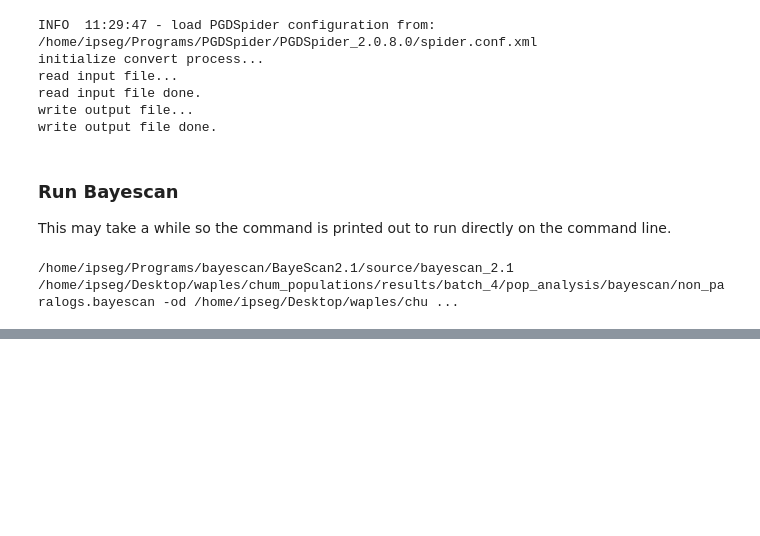
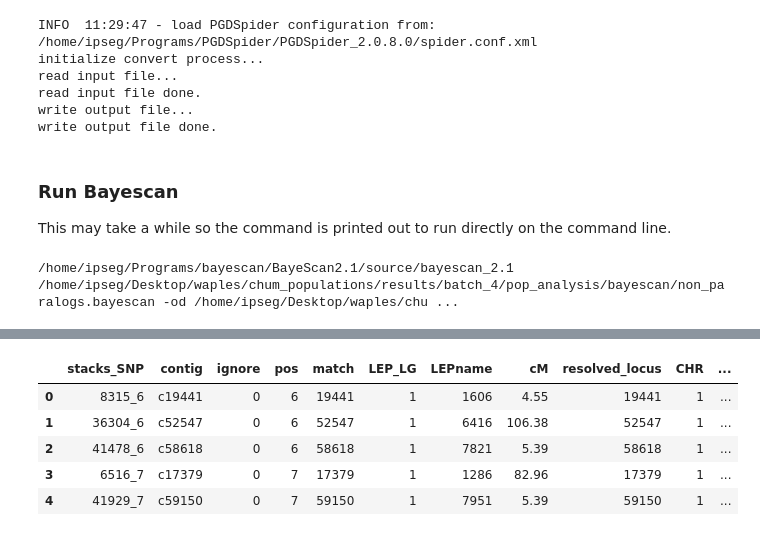
Before and after one commit to rwaples/chum_populations, a Jupyter notebook: bayescan.ipynb, the cells around one changed output, grey strips where cells are left out. Drawn from its saved outputs; the diff is of its cells as text; code cells hidden in the pictures; blank space fills up the shorter version.

```diff
--- a/bayescan.ipynb
+++ b/bayescan.ipynb
@@ -102,0 +107,7 @@ plt.show()
+# %%
+# the output from plnk, column 2 is what we want
+stacks_SNPs = pd.read_csv('/home/ipseg/Desktop/waples/chum_populations/results/batch_4/pop_analysis/non_paralogs.map',
+            header = None, sep = '\t')
+stacks_SNPs.columns =  ['ignore1', 'stacks_SNP', 'ignore2', 'ignore3']
+stacks_SNPs['BSname'] = stacks_SNPs.index + 1
+stacks_SNPs.head()
@@ -102,0 +121,14 @@ plt.show()
+# %%
+mapped_bayescan = pd.merge(baye_fst,stacks_SNPs)
+mapped_bayescan = mapped_bayescan[['stacks_SNP', 'BSname', 'fst', 'log10(PO)', 'qval']]
+
+map_pop_fst = pd.read_csv('/home/ipseg/Desktop/waples/chum_populations/results/batch_4/pop_analysis/map_pop_fst.txt',
+                          sep = "\t")
+map_pop_fst.head()
+# %% [output]
+|  | stacks_SNP | contig | ignore | pos | match | LEP_LG | LEPname | cM | resolved_locus | CHR | ... |
+| 0 | 8315_6 | c19441 | 0 | 6 | 19441 | 1 | 1606 | 4.55 | 19441 | 1 | ... |
+| 1 | 36304_6 | c52547 | 0 | 6 | 52547 | 1 | 6416 | 106.38 | 52547 | 1 | ... |
+| 2 | 41478_6 | c58618 | 0 | 6 | 58618 | 1 | 7821 | 5.39 | 58618 | 1 | ... |
+| 3 | 6516_7 | c17379 | 0 | 7 | 17379 | 1 | 1286 | 82.96 | 17379 | 1 | ... |
+| 4 | 41929_7 | c59150 | 0 | 7 | 59150 | 1 | 7951 | 5.39 | 59150 | 1 | ... |
```
Also changed, not shown: parts of 6 cells of this notebook, 28 other files.
